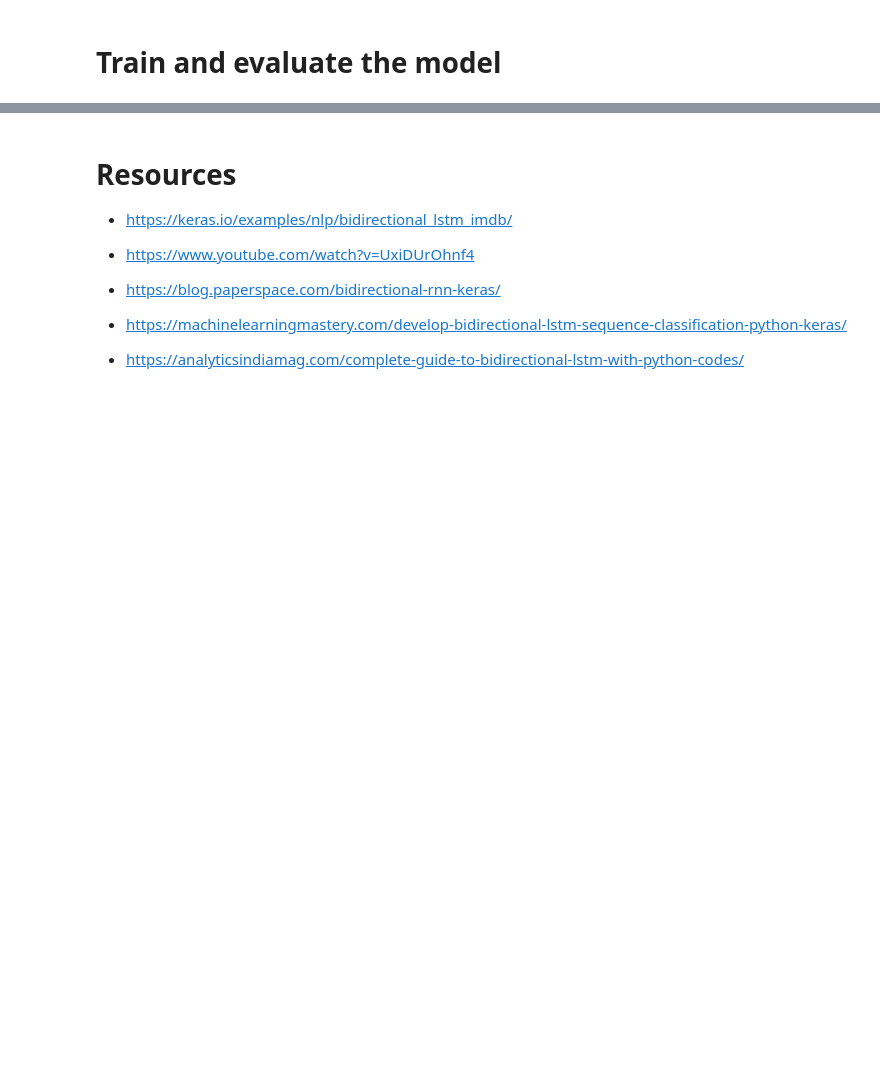
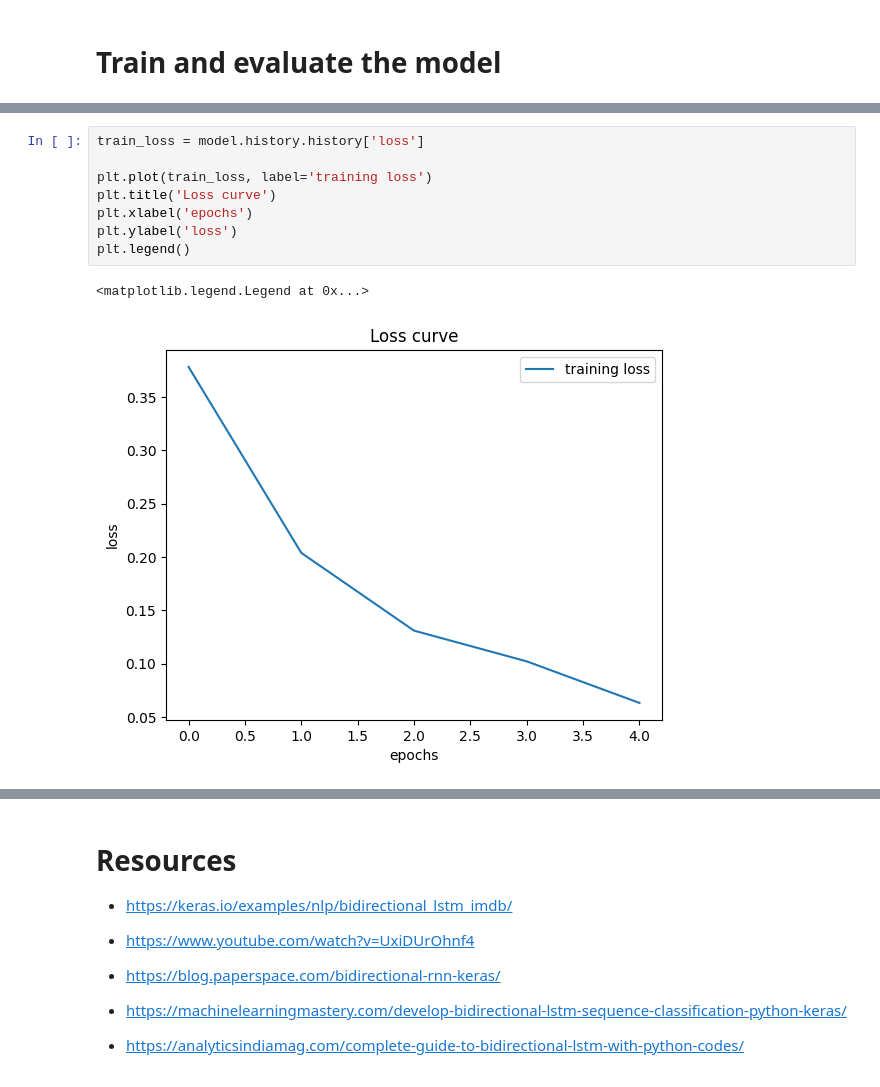
Before and after one commit to emrulk1/AI-ML-Data-Science-Practice, a Jupyter notebook: Natural_Language_Processing/Text_Classification_and_Sentiment_Analysis/IMDB_Movie_Sentiment_classification_Bidirectional_LSTM.ipynb, the cells around one changed output, grey strips where cells are left out. Saved outputs shown, nothing was run; the diff lists cells and outputs as text; blank space fills up the shorter version.

```diff
--- a/Natural_Language_Processing/Text_Classification_and_Sentiment_Analysis/IMDB_Movie_Sentiment_classification_Bidirectional_LSTM.ipynb
+++ b/Natural_Language_Processing/Text_Classification_and_Sentiment_Analysis/IMDB_Movie_Sentiment_classification_Bidirectional_LSTM.ipynb
@@ -71,0 +129,11 @@ Epoch 2/2
+# %%
+train_loss = model.history.history['loss']
+
+plt.plot(train_loss, label='training loss')
+plt.title('Loss curve')
+plt.xlabel('epochs')
+plt.ylabel('loss')
+plt.legend()
+# %% [output]
+<matplotlib.legend.Legend at 0x...>
+[figure, added]
```
Also changed, not shown: parts of 11 cells of this notebook.
